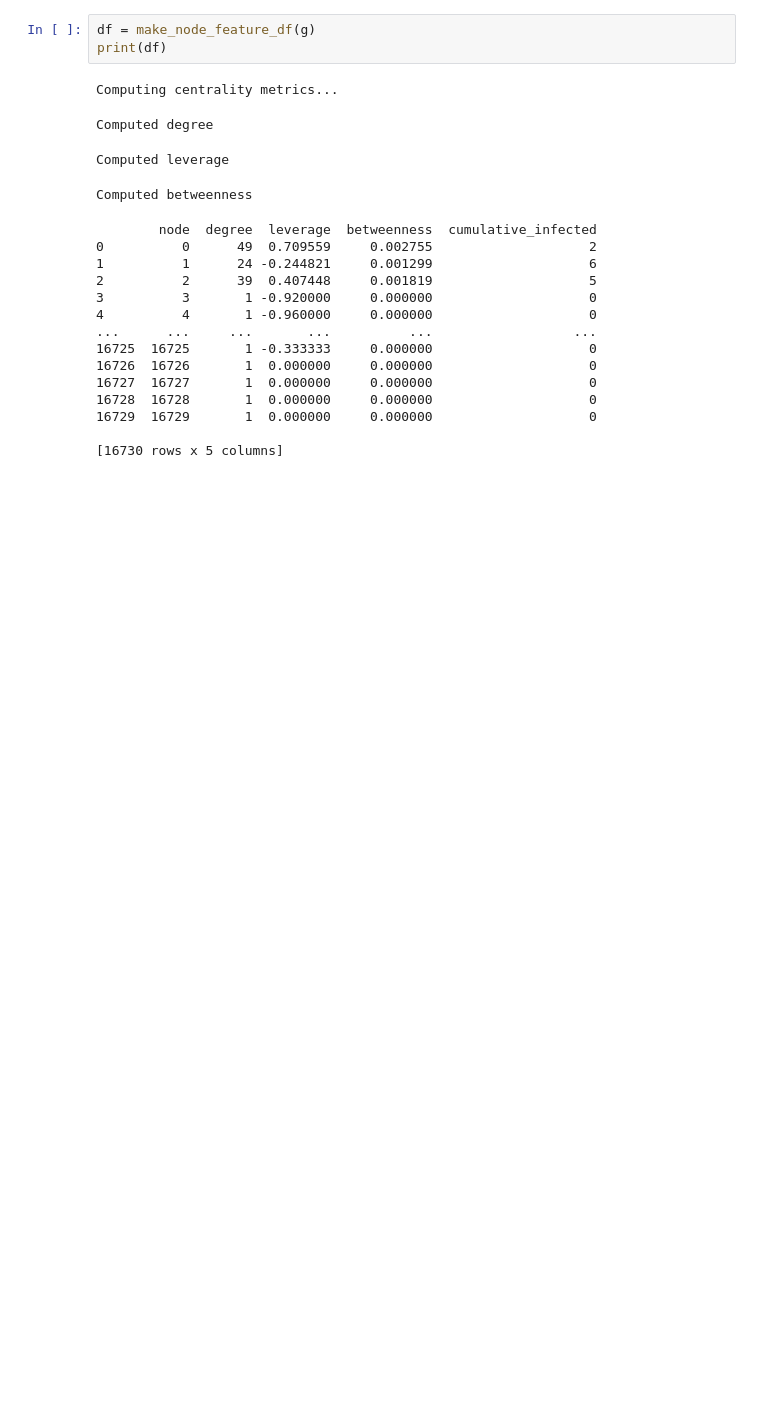
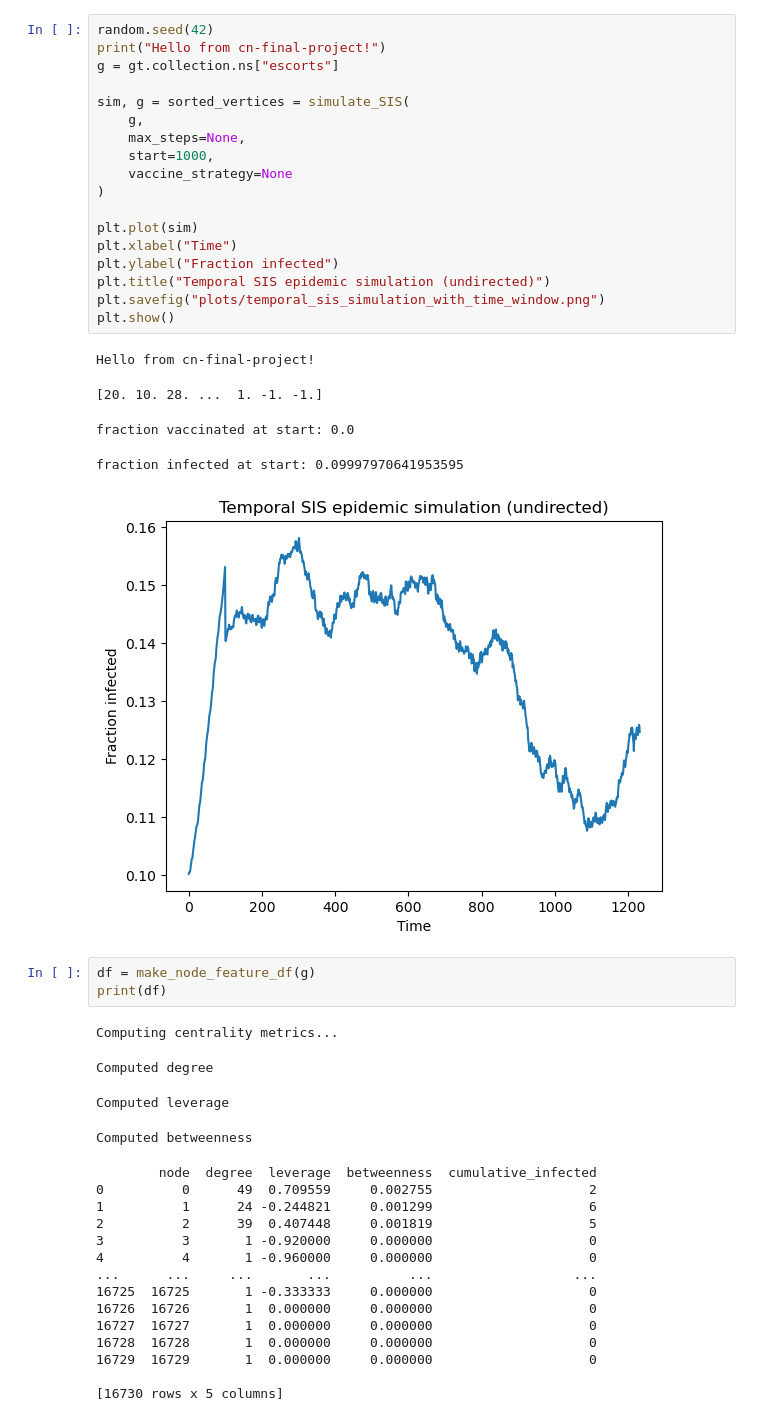
Before and after one commit to tbloemen/cn-final-project, a Jupyter notebook: infecs_vs_node_props.ipynb, the cells around one changed output. Saved outputs shown, nothing was run; the diff lists cells and outputs as text; blank space fills up the shorter version.

```diff
--- a/infecs_vs_node_props.ipynb
+++ b/infecs_vs_node_props.ipynb
@@ -27,3 +34,27 @@ Text(0.5, 1.0, 'Temporal SIS epidemic simulation (undirected)')
+# %%
+random.seed(42)
+print("Hello from cn-final-project!")
+g = gt.collection.ns["escorts"]
+
+sim, g = sorted_vertices = simulate_SIS(
+    g,
+    max_steps=None,
+    start=1000,
+    vaccine_strategy=None
+)
+
+plt.plot(sim)
+plt.xlabel("Time")
+plt.ylabel("Fraction infected")
+plt.title("Temporal SIS epidemic simulation (undirected)")
+plt.savefig("plots/temporal_sis_simulation_with_time_window.png")
+plt.show()
+# %% [output]
+Hello from cn-final-project!
+[20. 10. 28. ...  1. -1. -1.]
+fraction vaccinated at start: 0.0
+fraction infected at start: 0.09997970641953595
+[figure, added]
 # %%
 df = make_node_feature_df(g)
 print(df)
```
Also changed, not shown: parts of 6 cells of this notebook, 3 other files.
